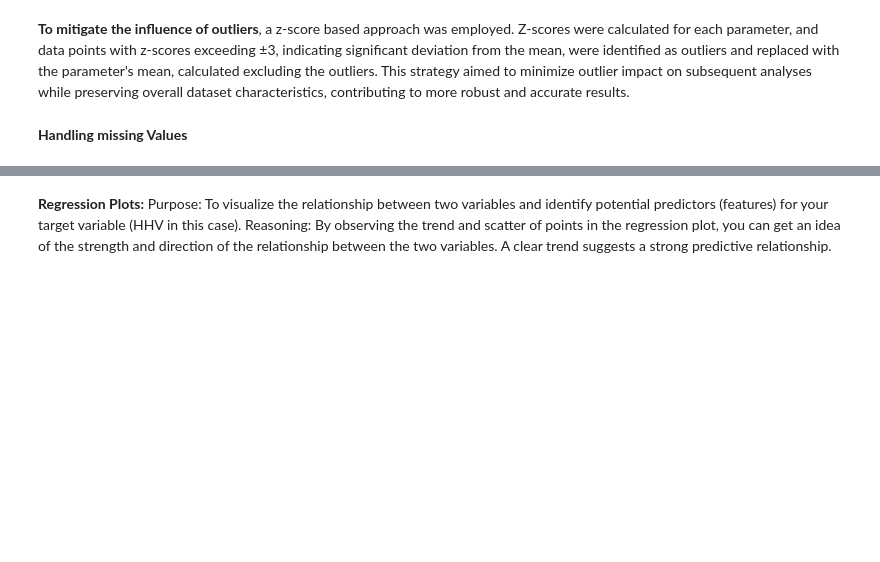
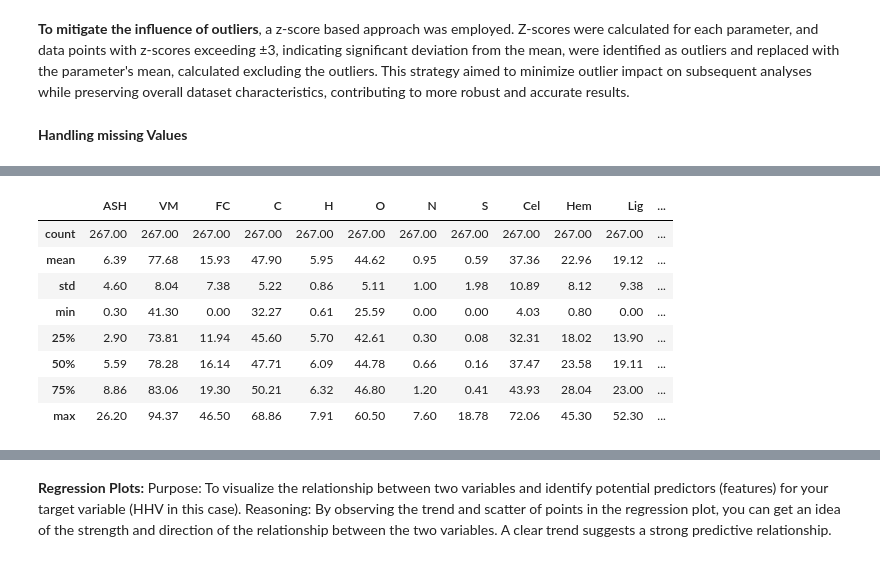
Before and after one commit to nakatoconstance/nakatoconstance, a Jupyter notebook: Yet_another_copy_of_Neural_Network_Models_October_2024.ipynb, the cells around one changed output, grey strips where cells are left out. Cells and saved outputs as stored; diff of their text form; code cells hidden in the pictures; blank space fills up the shorter version.

```diff
--- a/Yet_another_copy_of_Neural_Network_Models_October_2024.ipynb
+++ b/Yet_another_copy_of_Neural_Network_Models_October_2024.ipynb
@@ -144,0 +166,14 @@ data[columns_to_impute] = data_imputed[columns_to_impute]
+# %%
+#print descriptive stats to 2 decimal places
+pd.options.display.float_format = '{:.2f}'.format
+data.describe()
+# %% [output]
+|  | ASH | VM | FC | C | H | O | N | S | Cel | Hem | Lig | ... |
+| count | 267.00 | 267.00 | 267.00 | 267.00 | 267.00 | 267.00 | 267.00 | 267.00 | 267.00 | 267.00 | 267.00 | ... |
+| mean | 6.39 | 77.68 | 15.93 | 47.90 | 5.95 | 44.62 | 0.95 | 0.59 | 37.36 | 22.96 | 19.12 | ... |
+| std | 4.60 | 8.04 | 7.38 | 5.22 | 0.86 | 5.11 | 1.00 | 1.98 | 10.89 | 8.12 | 9.38 | ... |
+| min | 0.30 | 41.30 | 0.00 | 32.27 | 0.61 | 25.59 | 0.00 | 0.00 | 4.03 | 0.80 | 0.00 | ... |
+| 25% | 2.90 | 73.81 | 11.94 | 45.60 | 5.70 | 42.61 | 0.30 | 0.08 | 32.31 | 18.02 | 13.90 | ... |
+| 50% | 5.59 | 78.28 | 16.14 | 47.71 | 6.09 | 44.78 | 0.66 | 0.16 | 37.47 | 23.58 | 19.11 | ... |
+| 75% | 8.86 | 83.06 | 19.30 | 50.21 | 6.32 | 46.80 | 1.20 | 0.41 | 43.93 | 28.04 | 23.00 | ... |
+| max | 26.20 | 94.37 | 46.50 | 68.86 | 7.91 | 60.50 | 7.60 | 18.78 | 72.06 | 45.30 | 52.30 | ... |
```
Also changed, not shown: parts of 12 cells of this notebook.
